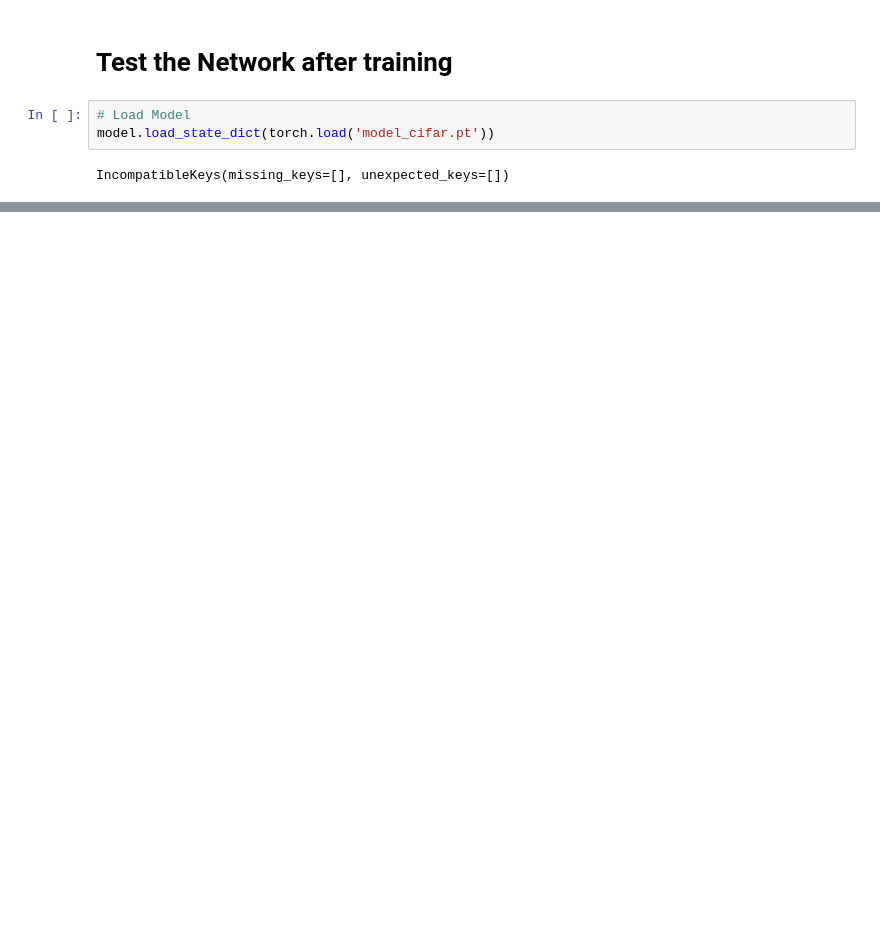
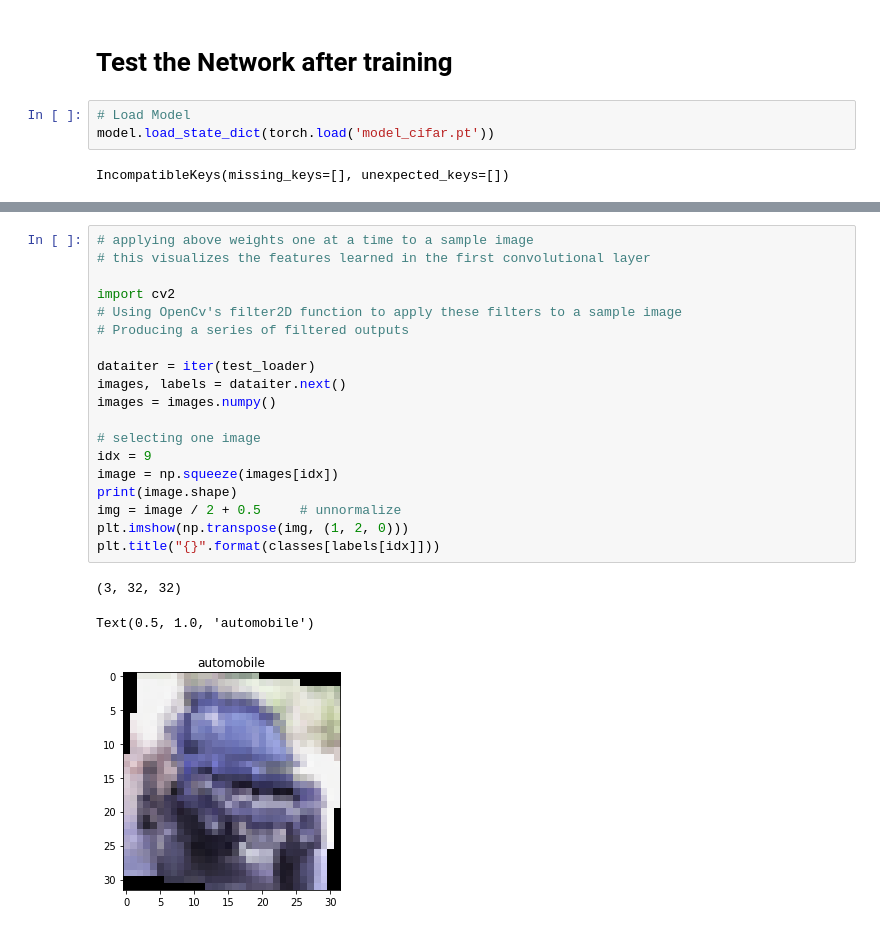
Before and after one commit to Martin-PhilippIrsch/PyTorch_training, a Jupyter notebook: CIFAR_CNN_v1.ipynb, the cells around one changed output, grey strips where cells are left out. Drawn from its saved outputs; the diff is of its cells as text; blank space fills up the shorter version.

```diff
--- a/CIFAR_CNN_v1.ipynb
+++ b/CIFAR_CNN_v1.ipynb
@@ -346,0 +386,23 @@ for idx in np.arange(20):
+# %%
+# applying above weights one at a time to a sample image
+# this visualizes the features learned in the first convolutional layer
+
+import cv2
+# Using OpenCv's filter2D function to apply these filters to a sample image
+# Producing a series of filtered outputs
+
+dataiter = iter(test_loader)
+images, labels = dataiter.next()
+images = images.numpy()
+
+# selecting one image
+idx = 9
+image = np.squeeze(images[idx])
+print(image.shape)
+img = image / 2 + 0.5     # unnormalize
+plt.imshow(np.transpose(img, (1, 2, 0)))
+plt.title("{}".format(classes[labels[idx]]))
+# %% [output]
+(3, 32, 32)
+Text(0.5, 1.0, 'automobile')
+[figure, added]
```
Also changed, not shown: parts of 9 cells of this notebook, 1 other file.
